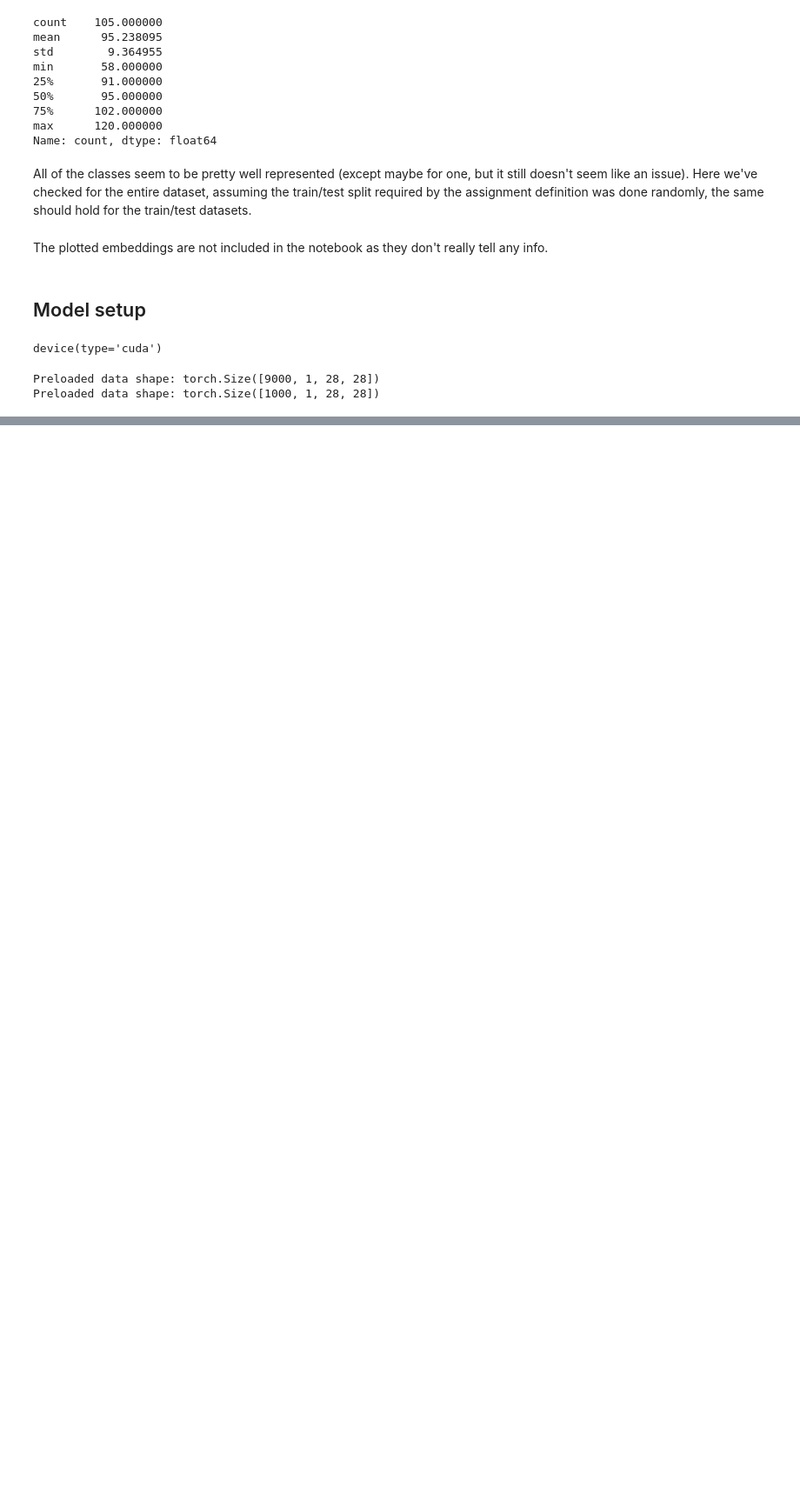
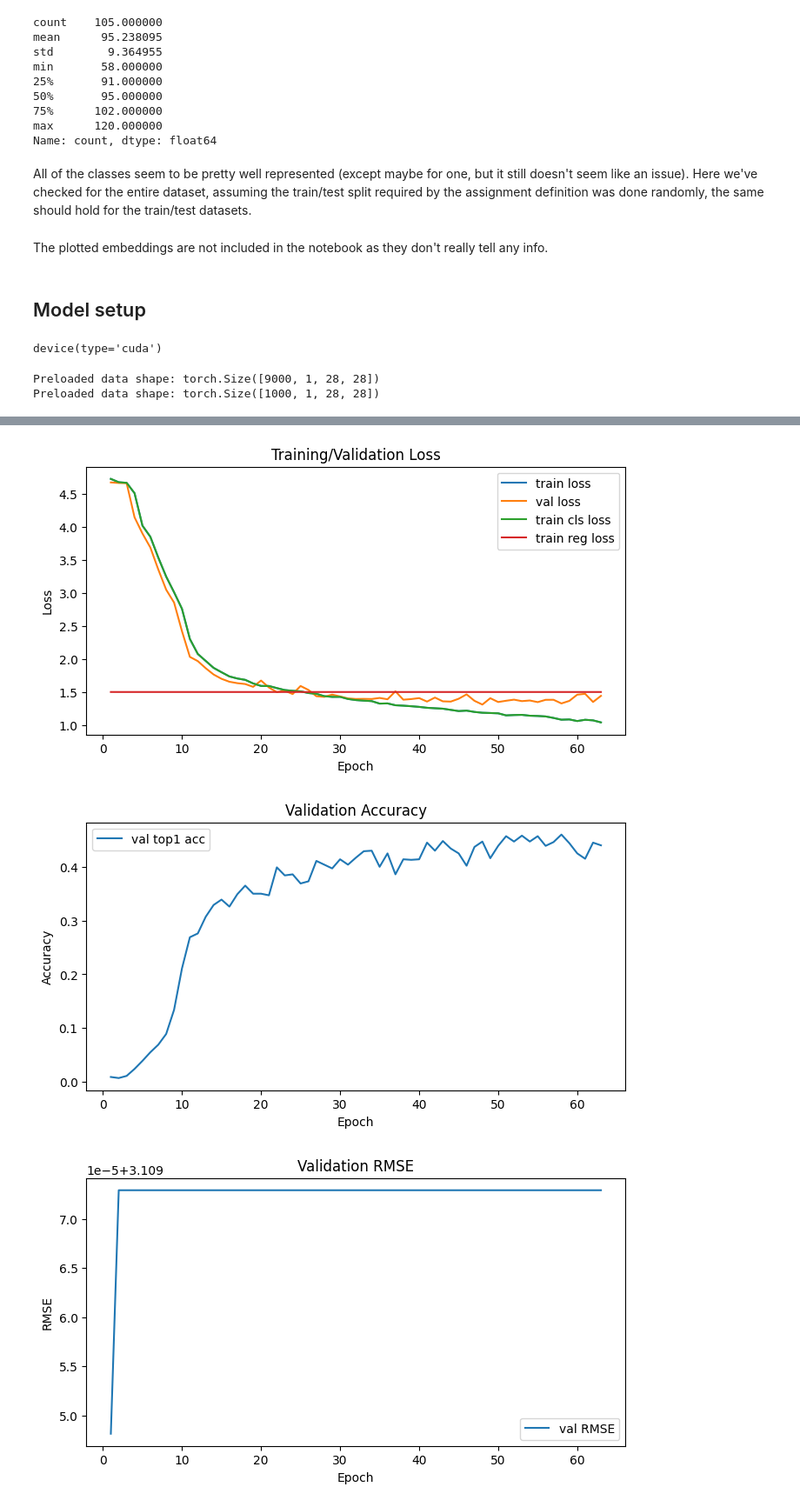
Before and after one commit to gemlorg/studies, a Jupyter notebook: fifth-year/DNN/hw_1_solution.ipynb, the cells around one changed output, grey strips where cells are left out. Shown: that part at 87% size. Cells and saved outputs as stored; diff of their text form; code cells hidden in the pictures; blank space fills up the shorter version.

Commit message:
save progress

```diff
--- a/fifth-year/DNN/hw_1_solution.ipynb
+++ b/fifth-year/DNN/hw_1_solution.ipynb
@@ -165,19 +165,3 @@ val_loader   = DataLoader(val_dataset,   batch_size=1000, shuffle=False)
 # %% [output]
 Preloaded data shape: torch.Size([9000, 1, 28, 28])
 Preloaded data shape: torch.Size([1000, 1, 28, 28])
-# %%
-from dnn_solver import GSNMultiTaskNet
-from dnn_solver import MultiTaskTrainer
-
-
-gsn_model = GSNMultiTaskNet(num_classes=135, dropout_p=0.3)
-trainer = MultiTaskTrainer(
-    model=gsn_model,
-    trainloader=train_loader,
-    testloader=val_loader,
-    device=device,
-    lambda_cnt=1.0,  # strong multitask weighting tends to give the best accuracy empirically
-    use_cls_loss=True,
-)
-# %%
-trainer.train(weight_decay=1e-4, patience=15, log_freq=50)
@@ -203,12 +168,10 @@ KeyboardInterrupt:
 # %%
-def run_experiment(lambda_cnt: float, reg_only: bool, *, epochs: int = 60, weight_decay: float = 1e-4, log_freq: int = 50, patience: int = 15, save_dir: str | None = None):
-    """
-    Convenience wrapper used only in this notebook.
-    lambda_cnt: regression loss weight.
-    reg_only: if True, disable classification loss.
-    Returns final MultiTaskMetrics.
-    ""
-    use_cls_loss = not reg_only
+from dnn_solver.net import GSNMultiTaskNet
+from dnn_solver.trainer import MultiTaskTrainer
+
+
+def run_experiment(lambda_cnt: float, use_cls_loss: bool, *, epochs: int = 100, weight_decay: float = 1e-4, log_freq: int = 50, patience: int = 15, save_dir: str | None = None):
+    use_cls_loss = use_cls_loss
     model = GSNMultiTaskNet(num_classes=135, dropout_p=0.3).to(device)
     trainer = MultiTaskTrainer(
         model=model,
@@ -279,0 +193,3 @@ Input B (6 Sq, 4 Ci) -> Class ID: 5
+# %%
+run_experiment(lambda_cnt=0, use_cls_loss=True)
+# %% [output]
@@ -279,0 +213,3 @@ Input B (6 Sq, 4 Ci) -> Class ID: 5
+[figure, added]
+[figure, added]
+[figure, added]
```
Also changed, not shown: parts of 5 cells of this notebook, 7 other files.
